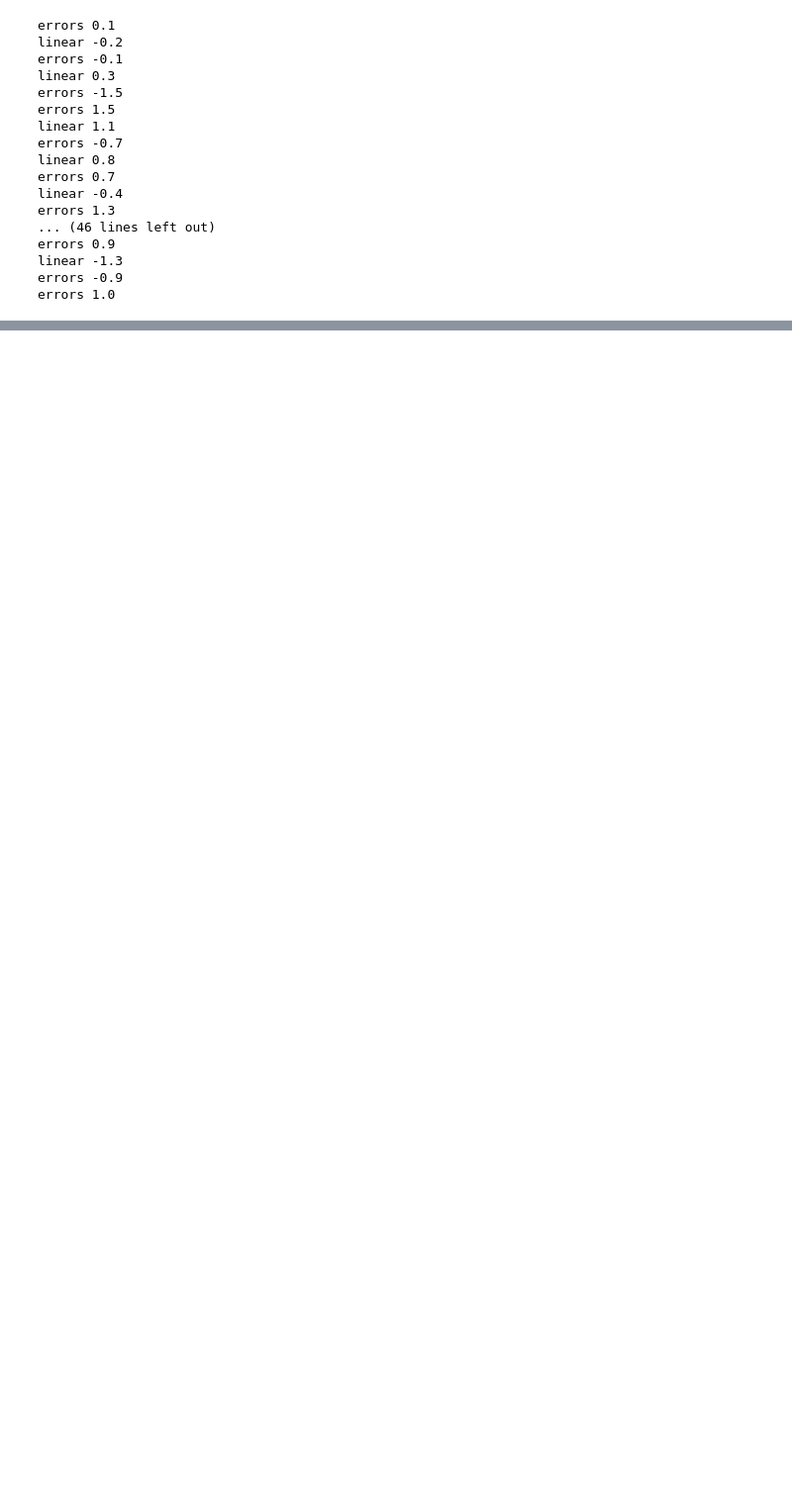
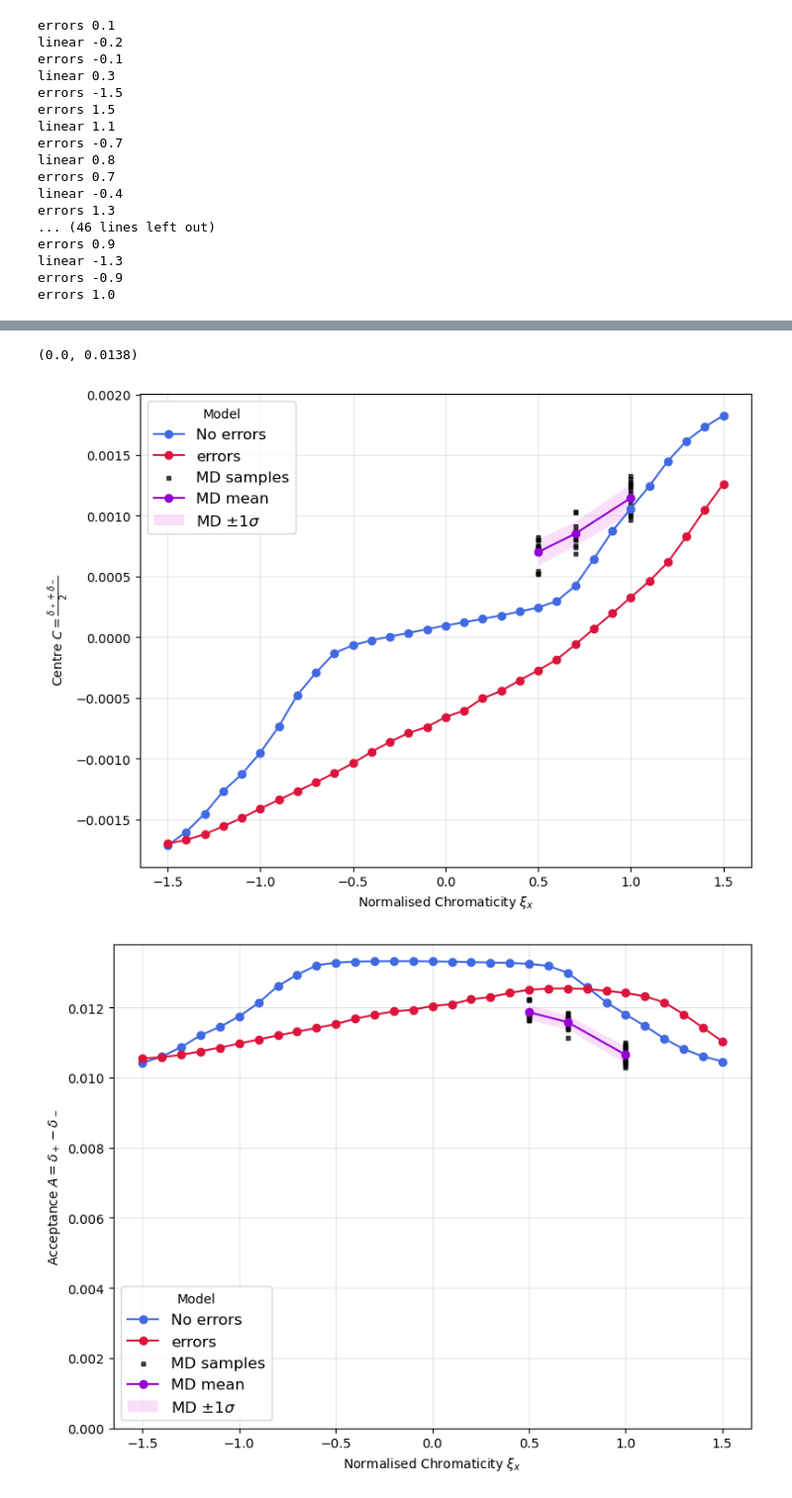
Before and after one commit to lisepauwels/sps_simulations, a Jupyter notebook: Studies/MomentumAcceptance/HelperFunctions/test.ipynb, the cells around one changed output, grey strips where cells are left out. Shown at 99% size. Cells and saved outputs as stored; diff of their text form; code cells hidden in the pictures; blank space fills up the shorter version.

```diff
--- a/Studies/MomentumAcceptance/HelperFunctions/test.ipynb
+++ b/Studies/MomentumAcceptance/HelperFunctions/test.ipynb
@@ -104,0 +130,12 @@ mpa.plot_midpoints(midpoints, midpoints_md, colours=colours, planes = ['DPpos',
+# %%
+import midpoints_analysis as mpa
+import acceptance_centers as ac
+colours = {'linear' : 'royalblue', 'errors': 'crimson', 'MD_means' : 'darkviolet', 'MD_stds' : 'violet'}
+intensity_midpoints = mpa.get_midpoints(normalised_intensity)
+ac.plot_centers(intensity_midpoints=intensity_midpoints, line_types = ['linear', 'errors'], colours= colours, md_midpoints=midpoints_md)#, savefig='centers_vs_chroma.png')
+fig, ax = ac.plot_acceptance(intensity_midpoints, line_types = ['linear', 'errors'], colours= colours, md_midpoints=midpoints_md)#, savefig='acceptance_vs_chroma.png')
+ax.set_ylim(0.0, 0.0138)
+# %% [output]
+(0.0, 0.0138)
+[figure, added]
+[figure, added]
```
Also changed, not shown: parts of 9 cells of this notebook, 7 other files.
